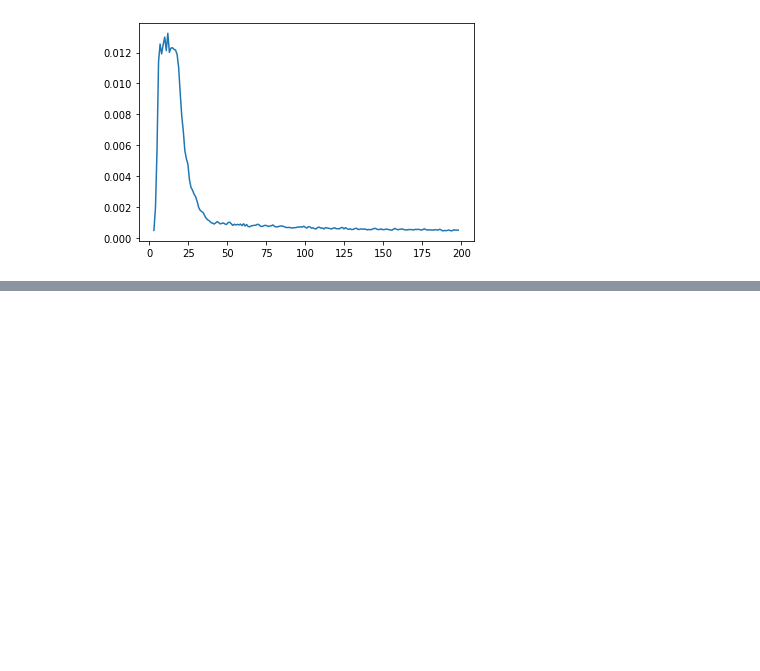
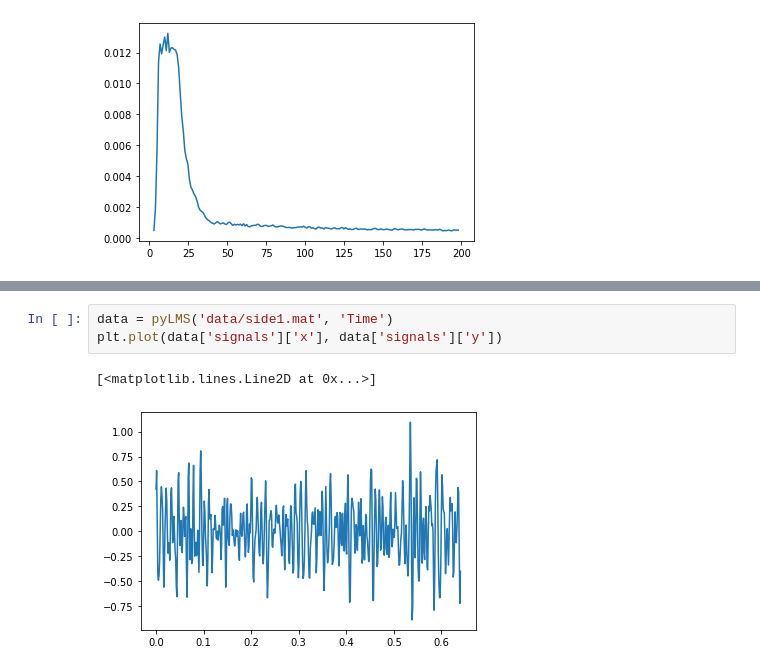
Before and after one commit to LolloCappo/pyLMS, a Jupyter notebook: pyLMS.ipynb, the cells around one changed output, grey strips where cells are left out. Drawn from its saved outputs; the diff is of its cells as text; blank space fills up the shorter version.

```diff
--- a/pyLMS.ipynb
+++ b/pyLMS.ipynb
@@ -109,0 +133,6 @@ data['mags']
+# %%
+data = pyLMS('data/side1.mat', 'Time')
+plt.plot(data['signals']['x'], data['signals']['y'])
+# %% [output]
+[<matplotlib.lines.Line2D at 0x...>]
+[figure, added]
```
Also changed, not shown: parts of 5 cells of this notebook.
